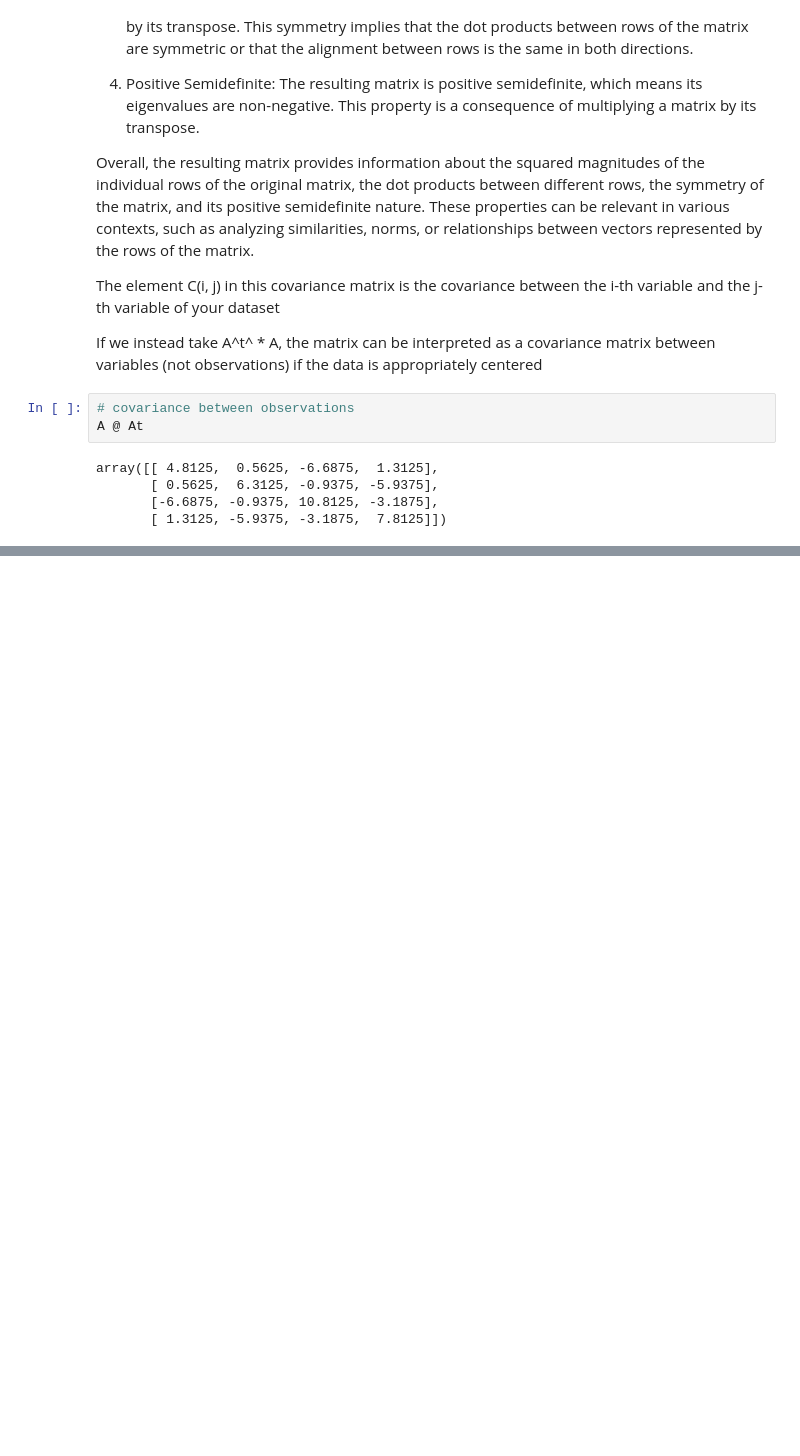
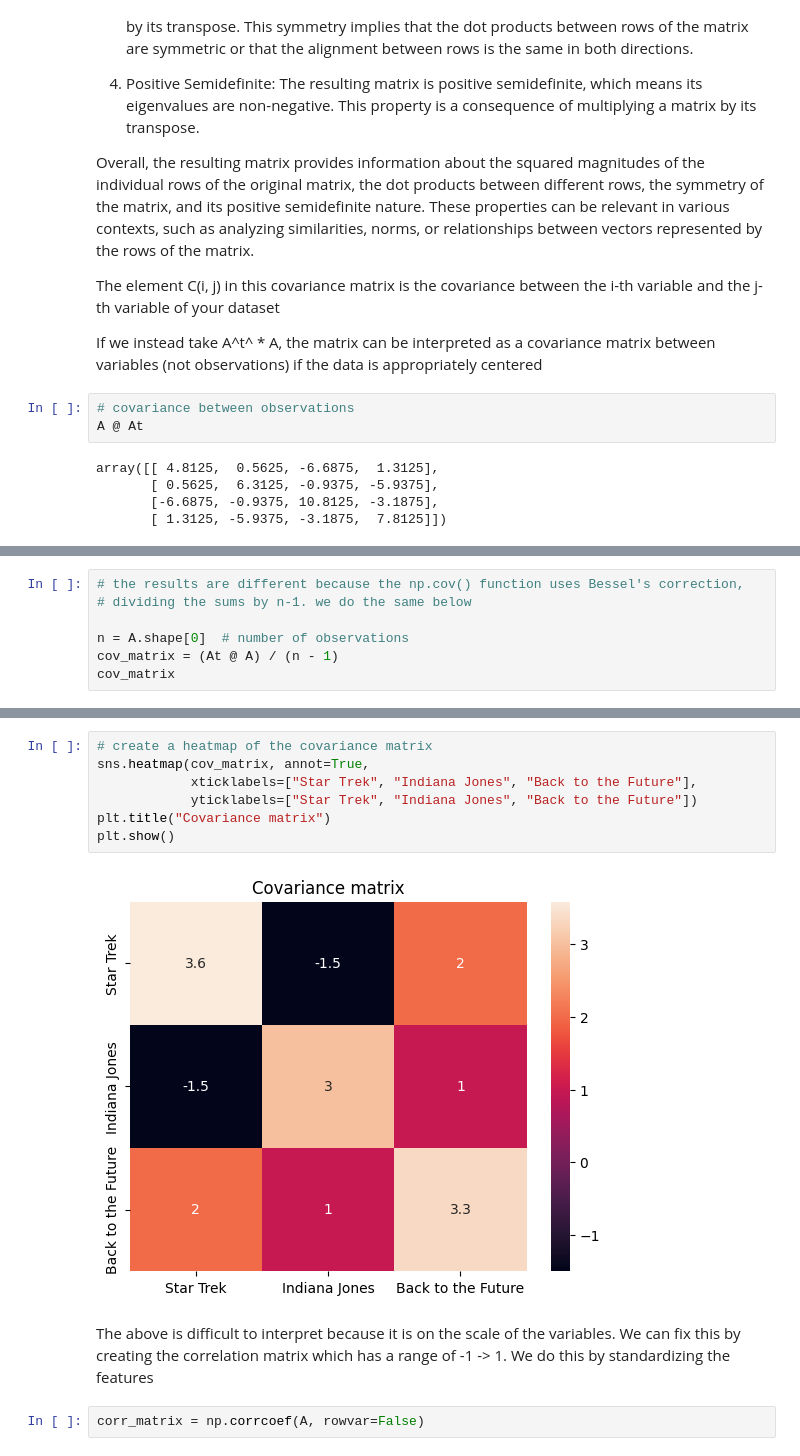
Before and after one commit to ddaeschler/math-playground, a Jupyter notebook: linear_algebra.ipynb, the cells around one changed output, grey strips where cells are left out. Drawn from its saved outputs; the diff is of its cells as text; blank space fills up the shorter version.

Commit message:
Working through covariance and SVD

```diff
--- a/linear_algebra.ipynb
+++ b/linear_algebra.ipynb
@@ -139,0 +141,7 @@ array([[ 2.6875, -1.125 ,  1.5   ],
+# %%
+# the results are different because the np.cov() function uses Bessel's correction,
+# dividing the sums by n-1. we do the same below
+
+n = A.shape[0]  # number of observations
+cov_matrix = (At @ A) / (n - 1)
+cov_matrix
@@ -139,0 +164,13 @@ array([[ 2.6875, -1.125 ,  1.5   ],
+# %%
+# create a heatmap of the covariance matrix
+sns.heatmap(cov_matrix, annot=True,
+            xticklabels=["Star Trek", "Indiana Jones", "Back to the Future"],
+            yticklabels=["Star Trek", "Indiana Jones", "Back to the Future"])
+plt.title("Covariance matrix")
+plt.show()
+# %% [output]
+[figure, added]
+# %% [markdown]
+The above is difficult to interpret because it is on the scale of the variables. We can fix this by creating the correlation matrix which has a range of -1 -> 1. We do this by standardizing the features
+# %%
+corr_matrix = np.corrcoef(A, rowvar=False)
```
Also changed, not shown: parts of 9 cells of this notebook, 1 other file.
